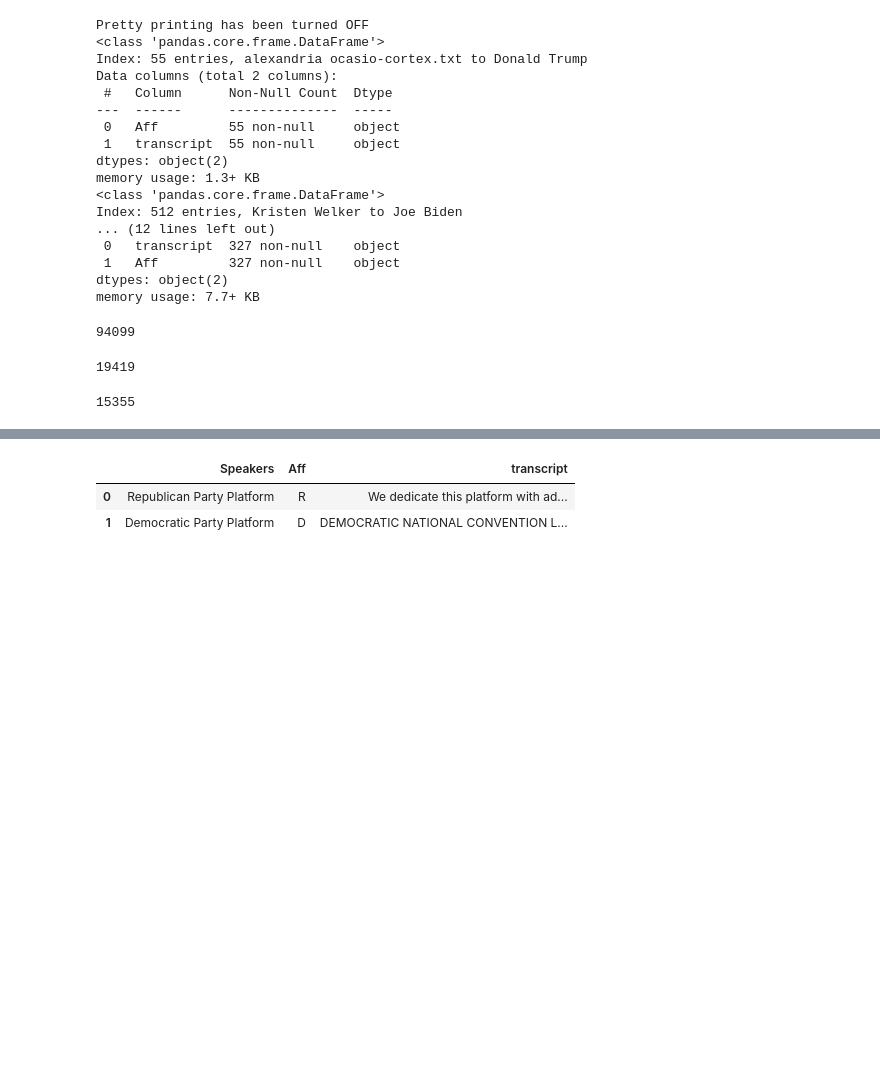
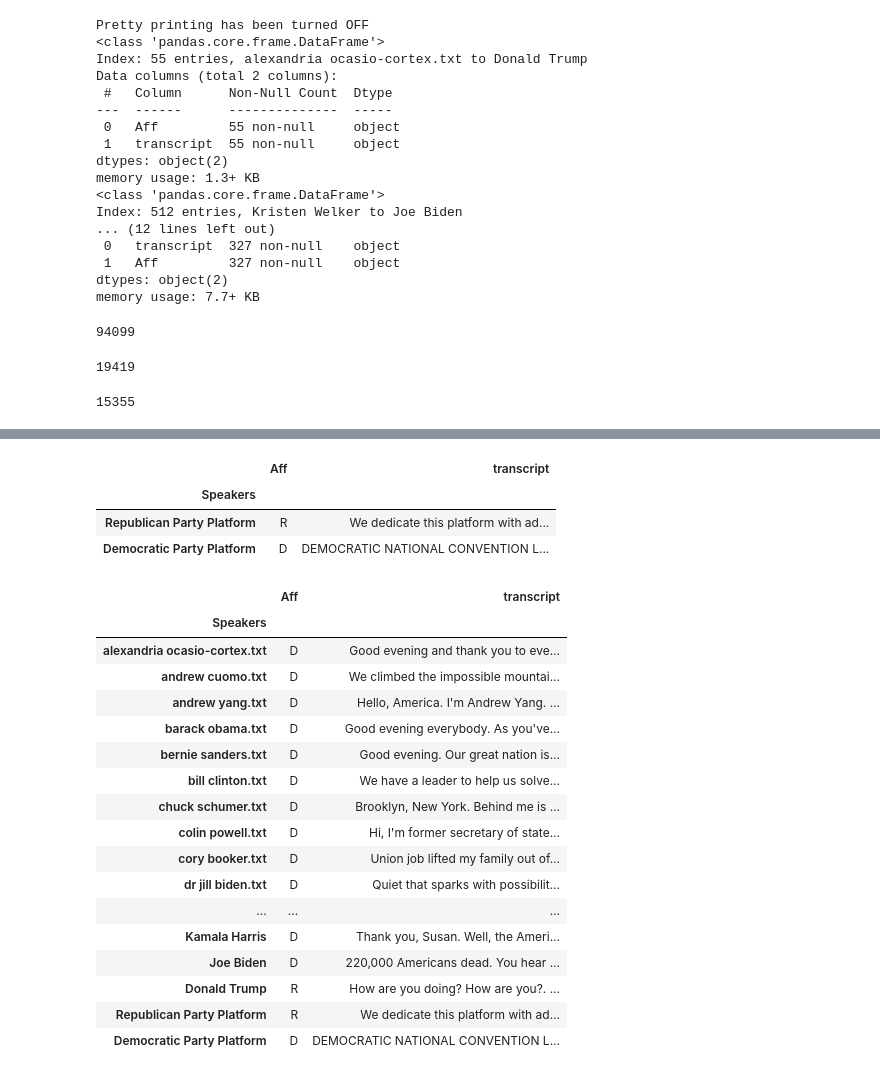
Before and after one commit to Data-Science-for-Linguists-2021/PoliticalRhetoric-analysis, a Jupyter notebook: dataplan.ipynb, the cells around one changed output, grey strips where cells are left out. Drawn from its saved outputs; the diff is of its cells as text; code cells hidden in the pictures; blank space fills up the shorter version.

```diff
--- a/dataplan.ipynb
+++ b/dataplan.ipynb
@@ -382,22 +411,45 @@ len(pagewords)
 # %%
 # importing the platform to use as training data
 
-rep_plat = open('data/platforms/rep_platform_clean.txt','r')
-rep_plat = rep_plat.read()
-dem_plat = open('data/platforms/dem_platform_clean.txt','r')
-dem_plat = dem_plat.read()
+rep_platform = open('data/platforms/rep_platform_clean.txt','r')
+rep_plat = rep_platform.read()
+dem_platform = open('data/platforms/dem_platform_clean.txt','r')
+dem_plat = dem_platform.read()
 #rep_platform = PlaintextCorpusReader(corpus_root, 'rep_platform_clean.*txt')
 # %%
-rep_plat = pd.DataFrame({'Speakers': 'Republican Party Platform',
+rep_plat_df = pd.DataFrame({'Speakers': 'Republican Party Platform',
                          'Aff':'R',
                          'transcript': rep_plat}, index=[0])
-dem_plat = pd.DataFrame({'Speakers':'Democratic Party Platform',
+dem_plat_df = pd.DataFrame({'Speakers':'Democratic Party Platform',
                          'Aff':'D',
                          'transcript': dem_plat}, index=[1])
-platforms = pd.concat([rep_plat,dem_plat])
+platforms = pd.concat([rep_plat_df,dem_plat_df])
-# %%
-platforms
-# %% [output]
-|  | Speakers | Aff | transcript |
-| 0 | Republican Party Platform | R | We dedicate this platform with ad... |
-| 1 | Democratic Party Platform | D | ﻿DEMOCRATIC NATIONAL CONVENTION L... |
+# %%
+platform = platforms.set_index('Speakers')
+platform
+# %% [output]
+|  | Aff | transcript |
+| Speakers |  |  |
+| Republican Party Platform | R | We dedicate this platform with ad... |
+| Democratic Party Platform | D | ﻿DEMOCRATIC NATIONAL CONVENTION L... |
+# %%
+pd.concat([maincsv,platform]) #just to keep everything together, this is not the main csv for analysis
+# %% [output]
+|  | Aff | transcript |
+| Speakers |  |  |
+| alexandria ocasio-cortex.txt | D | Good evening and thank you to eve... |
+| andrew cuomo.txt | D | We climbed the impossible mountai... |
+| andrew yang.txt | D | Hello, America. I'm Andrew Yang. ... |
+| barack obama.txt | D | Good evening everybody. As you've... |
+| bernie sanders.txt | D | Good evening. Our great nation is... |
+| bill clinton.txt | D | We have a leader to help us solve... |
+| chuck schumer.txt | D | Brooklyn, New York. Behind me is ... |
+| colin powell.txt | D | Hi, I'm former secretary of state... |
+| cory booker.txt | D | Union job lifted my family out of... |
+| dr jill biden.txt | D | Quiet that sparks with possibilit... |
+| ... | ... | ... |
+| Kamala Harris | D | Thank you, Susan. Well, the Ameri... |
+| Joe Biden | D | 220,000 Americans dead. You hear ... |
+| Donald Trump | R | How are you doing? How are you?. ... |
+| Republican Party Platform | R | We dedicate this platform with ad... |
+| Democratic Party Platform | D | ﻿DEMOCRATIC NATIONAL CONVENTION L... |
```
Also changed, not shown: parts of 16 cells of this notebook.
